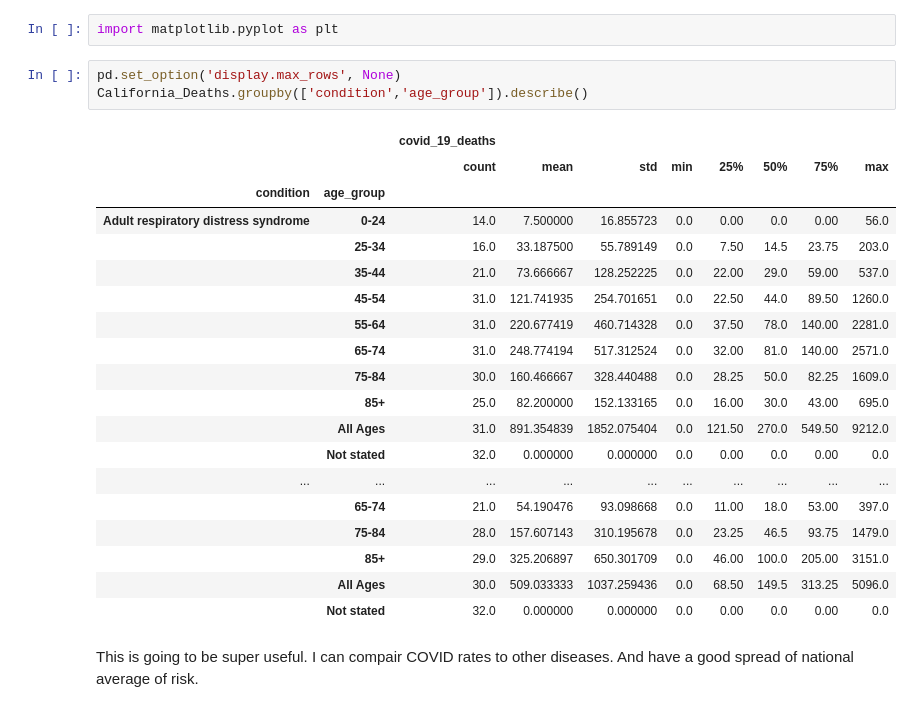
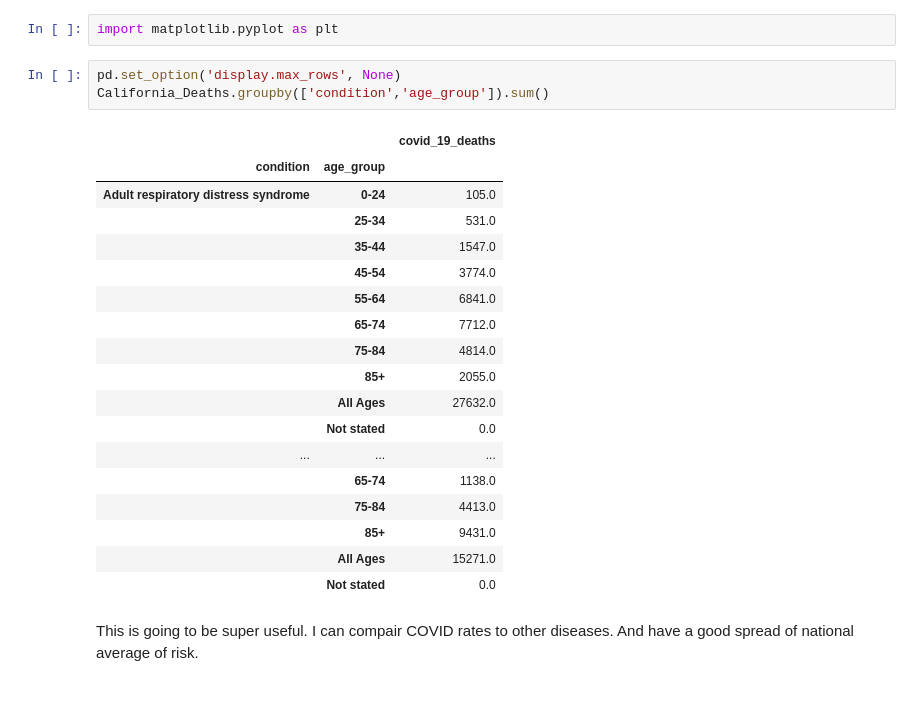
Before and after one commit to asullivan42/COVID_Bubble_Estimator, a Jupyter notebook: CDC data importer.ipynb, the cells around one changed output. Saved outputs shown, nothing was run; the diff lists cells and outputs as text.

Commit message:
Major Update
Fixed regression analysis to include counties
Fixed rolling average so now it properly smooths the data
Did some predictions based on the data
Updated a lot of the figures.

```diff
--- a/CDC data importer.ipynb
+++ b/CDC data importer.ipynb
@@ -166,27 +187,26 @@ California_Deaths
 import matplotlib.pyplot as plt
 # %%
 pd.set_option('display.max_rows', None)
-California_Deaths.groupby(['condition','age_group']).describe()
+California_Deaths.groupby(['condition','age_group']).sum()
 # %% [output]
-|  |  | covid_19_deaths |  |  |  |  |  |  |  |
-|  |  | count | mean | std | min | 25% | 50% | 75% | max |
-| condition | age_group |  |  |  |  |  |  |  |  |
-| Adult respiratory distress syndrome | 0-24 | 14.0 | 7.500000 | 16.855723 | 0.0 | 0.00 | 0.0 | 0.00 | 56.0 |
-|  | 25-34 | 16.0 | 33.187500 | 55.789149 | 0.0 | 7.50 | 14.5 | 23.75 | 203.0 |
-|  | 35-44 | 21.0 | 73.666667 | 128.252225 | 0.0 | 22.00 | 29.0 | 59.00 | 537.0 |
-|  | 45-54 | 31.0 | 121.741935 | 254.701651 | 0.0 | 22.50 | 44.0 | 89.50 | 1260.0 |
-|  | 55-64 | 31.0 | 220.677419 | 460.714328 | 0.0 | 37.50 | 78.0 | 140.00 | 2281.0 |
-|  | 65-74 | 31.0 | 248.774194 | 517.312524 | 0.0 | 32.00 | 81.0 | 140.00 | 2571.0 |
-|  | 75-84 | 30.0 | 160.466667 | 328.440488 | 0.0 | 28.25 | 50.0 | 82.25 | 1609.0 |
-|  | 85+ | 25.0 | 82.200000 | 152.133165 | 0.0 | 16.00 | 30.0 | 43.00 | 695.0 |
-|  | All Ages | 31.0 | 891.354839 | 1852.075404 | 0.0 | 121.50 | 270.0 | 549.50 | 9212.0 |
-|  | Not stated | 32.0 | 0.000000 | 0.000000 | 0.0 | 0.00 | 0.0 | 0.00 | 0.0 |
-| ... | ... | ... | ... | ... | ... | ... | ... | ... | ... |
-|  | 65-74 | 21.0 | 54.190476 | 93.098668 | 0.0 | 11.00 | 18.0 | 53.00 | 397.0 |
-|  | 75-84 | 28.0 | 157.607143 | 310.195678 | 0.0 | 23.25 | 46.5 | 93.75 | 1479.0 |
-|  | 85+ | 29.0 | 325.206897 | 650.301709 | 0.0 | 46.00 | 100.0 | 205.00 | 3151.0 |
-|  | All Ages | 30.0 | 509.033333 | 1037.259436 | 0.0 | 68.50 | 149.5 | 313.25 | 5096.0 |
-|  | Not stated | 32.0 | 0.000000 | 0.000000 | 0.0 | 0.00 | 0.0 | 0.00 | 0.0 |
+|  |  | covid_19_deaths |
+| condition | age_group |  |
+| Adult respiratory distress syndrome | 0-24 | 105.0 |
+|  | 25-34 | 531.0 |
+|  | 35-44 | 1547.0 |
+|  | 45-54 | 3774.0 |
+|  | 55-64 | 6841.0 |
+|  | 65-74 | 7712.0 |
+|  | 75-84 | 4814.0 |
+|  | 85+ | 2055.0 |
+|  | All Ages | 27632.0 |
+|  | Not stated | 0.0 |
+| ... | ... | ... |
+|  | 65-74 | 1138.0 |
+|  | 75-84 | 4413.0 |
+|  | 85+ | 9431.0 |
+|  | All Ages | 15271.0 |
+|  | Not stated | 0.0 |
 # %% [markdown]
 This is going to be super useful.  I can compair COVID rates to other diseases.  And have a good spread of national average of risk.
 # %%
```
Also changed, not shown: parts of 4 cells of this notebook, 10 other files.
